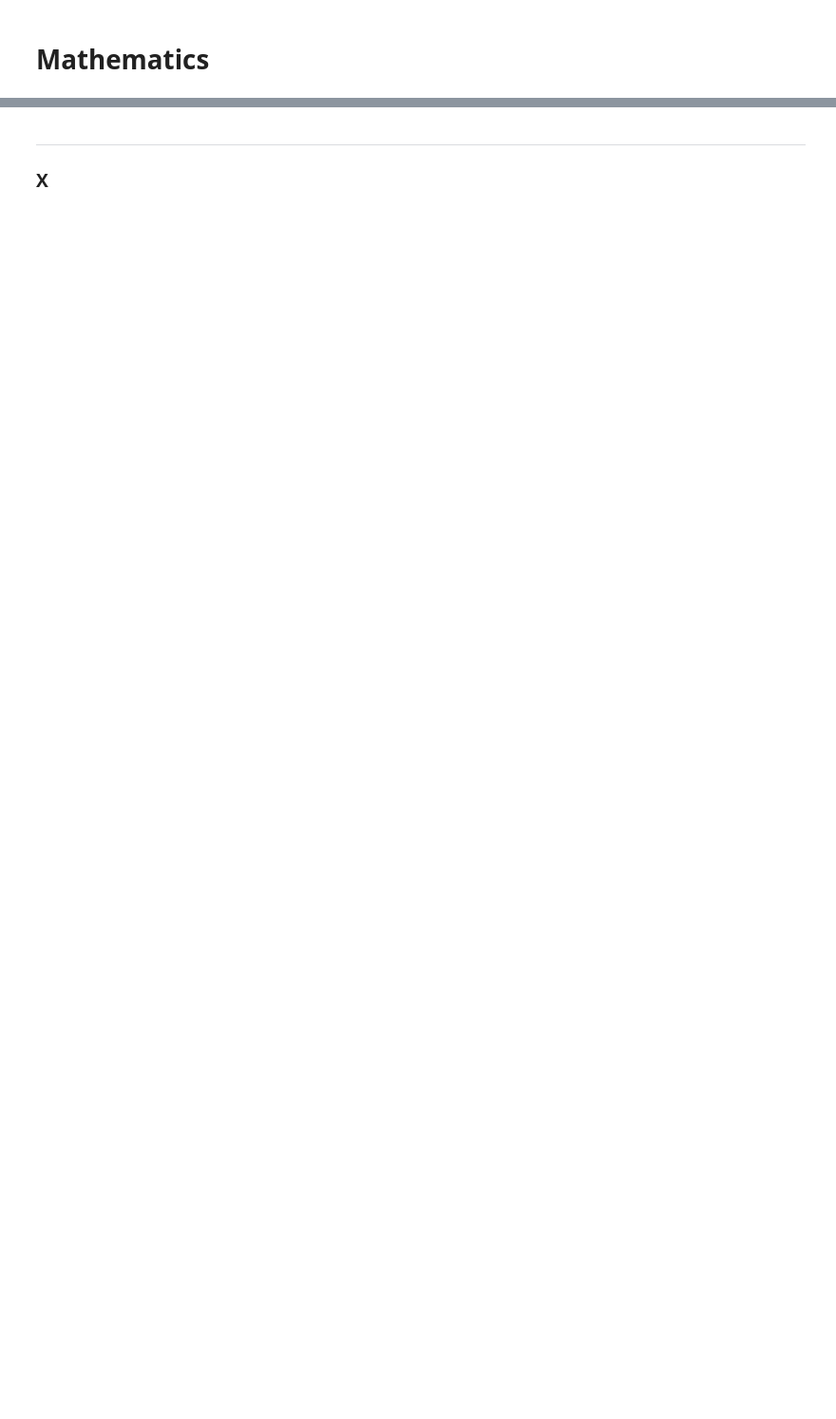
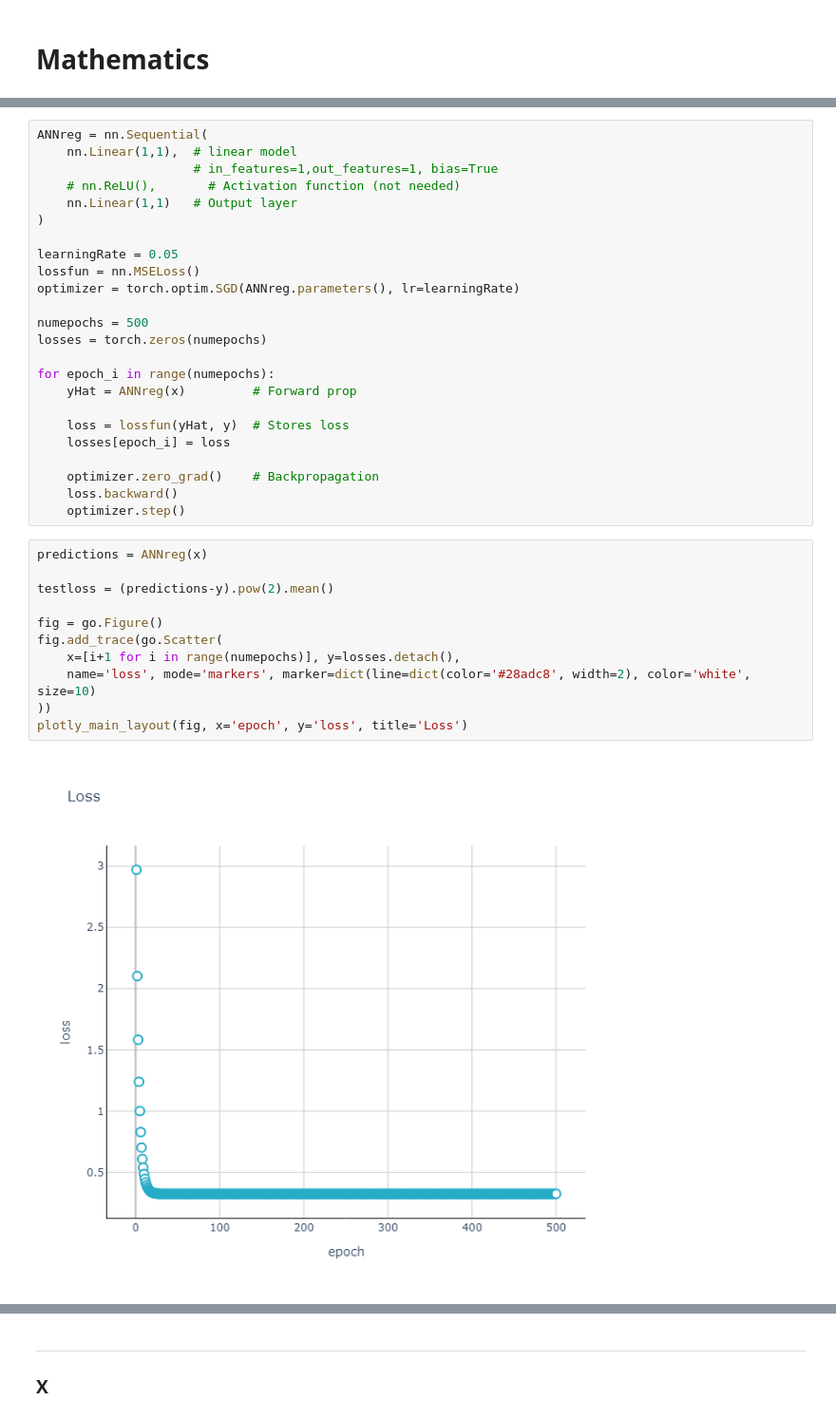
Before and after one commit to Gusmeira/PyTorch-Courses, a Jupyter notebook: C_ann.ipynb, the cells around one changed output, grey strips where cells are left out. Shown at 95% size. Drawn from its saved outputs; the diff is of its cells as text; blank space fills up the shorter version.

```diff
--- a/C_ann.ipynb
+++ b/C_ann.ipynb
@@ -38,0 +60,37 @@ ___
+# %%
+ANNreg = nn.Sequential(
+    nn.Linear(1,1),  # linear model
+                     # in_features=1,out_features=1, bias=True
+    # nn.ReLU(),       # Activation function (not needed)
+    nn.Linear(1,1)   # Output layer
+)
+
+learningRate = 0.05
+lossfun = nn.MSELoss()
+optimizer = torch.optim.SGD(ANNreg.parameters(), lr=learningRate)
+
+numepochs = 500
+losses = torch.zeros(numepochs)
+
+for epoch_i in range(numepochs):
+    yHat = ANNreg(x)         # Forward prop
+
+    loss = lossfun(yHat, y)  # Stores loss
+    losses[epoch_i] = loss
+
+    optimizer.zero_grad()    # Backpropagation
+    loss.backward()
+    optimizer.step()
+# %%
+predictions = ANNreg(x)
+
+testloss = (predictions-y).pow(2).mean()
+
+fig = go.Figure()
+fig.add_trace(go.Scatter(
+    x=[i+1 for i in range(numepochs)], y=losses.detach(),
+    name='loss', mode='markers', marker=dict(line=dict(color='#28adc8', width=2), color='white', size=10)
+))
+plotly_main_layout(fig, x='epoch', y='loss', title='Loss')
+# %% [output]
+[figure, added]
```
Also changed, not shown: parts of 15 cells of this notebook, 1 other file.
